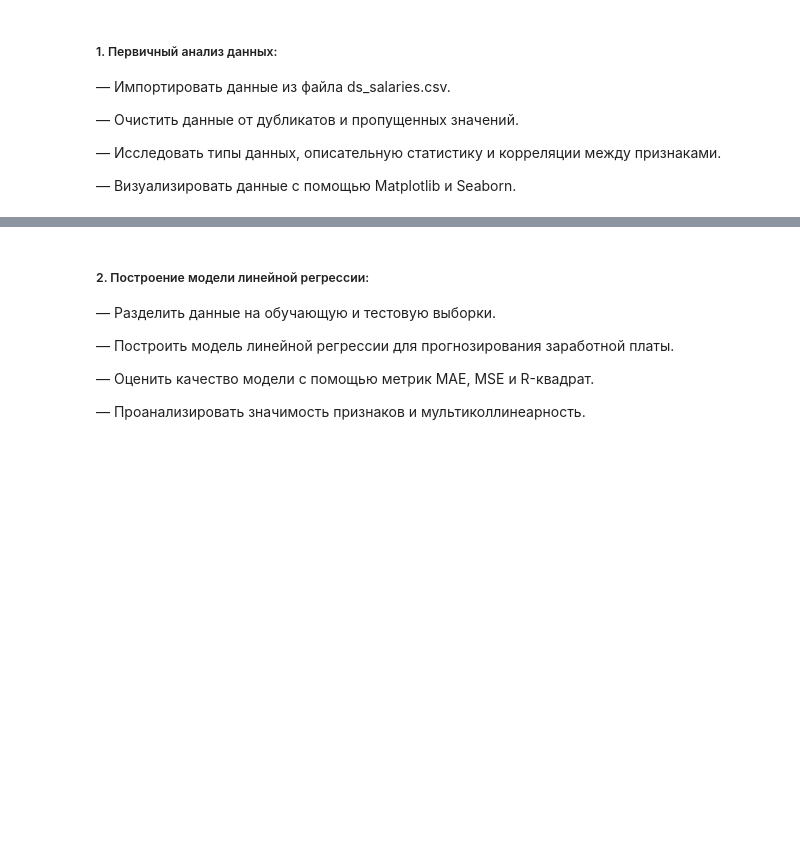
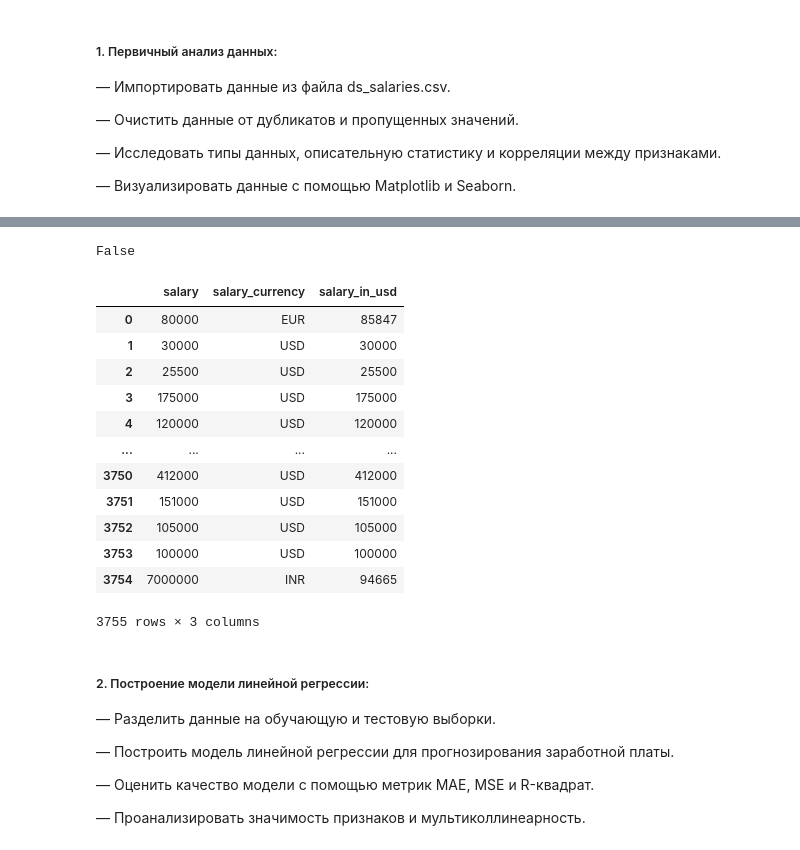
Before and after one commit to Ritorta/PythonDataBase, a Jupyter notebook: Work#10/Task_1.ipynb, the cells around one changed output, grey strips where cells are left out. Saved outputs shown, nothing was run; the diff lists cells and outputs as text; code cells hidden in the pictures; blank space fills up the shorter version.

```diff
--- a/Work#10/Task_1.ipynb
+++ b/Work#10/Task_1.ipynb
@@ -92,3 +267,26 @@ from nltk.stem import WordNetLemmatizer
+# %%
+# Проверка на NaN значения
+df.isnull().any().any()
+# %% [output]
+False
+# %%
+# Выборка зарплатных признаков
+salary_features = ['salary', 'salary_currency', 'salary_in_usd']
+df[salary_features]
+# %% [output]
+|  | salary | salary_currency | salary_in_usd |
+| 0 | 80000 | EUR | 85847 |
+| 1 | 30000 | USD | 30000 |
+| 2 | 25500 | USD | 25500 |
+| 3 | 175000 | USD | 175000 |
+| 4 | 120000 | USD | 120000 |
+| ... | ... | ... | ... |
+| 3750 | 412000 | USD | 412000 |
+| 3751 | 151000 | USD | 151000 |
+| 3752 | 105000 | USD | 105000 |
+| 3753 | 100000 | USD | 100000 |
+| 3754 | 7000000 | INR | 94665 |
+3755 rows × 3 columns
 # %% [markdown]
 ##### 2. Построение модели линейной регрессии:
 
```
Also changed, not shown: parts of 13 cells of this notebook.
